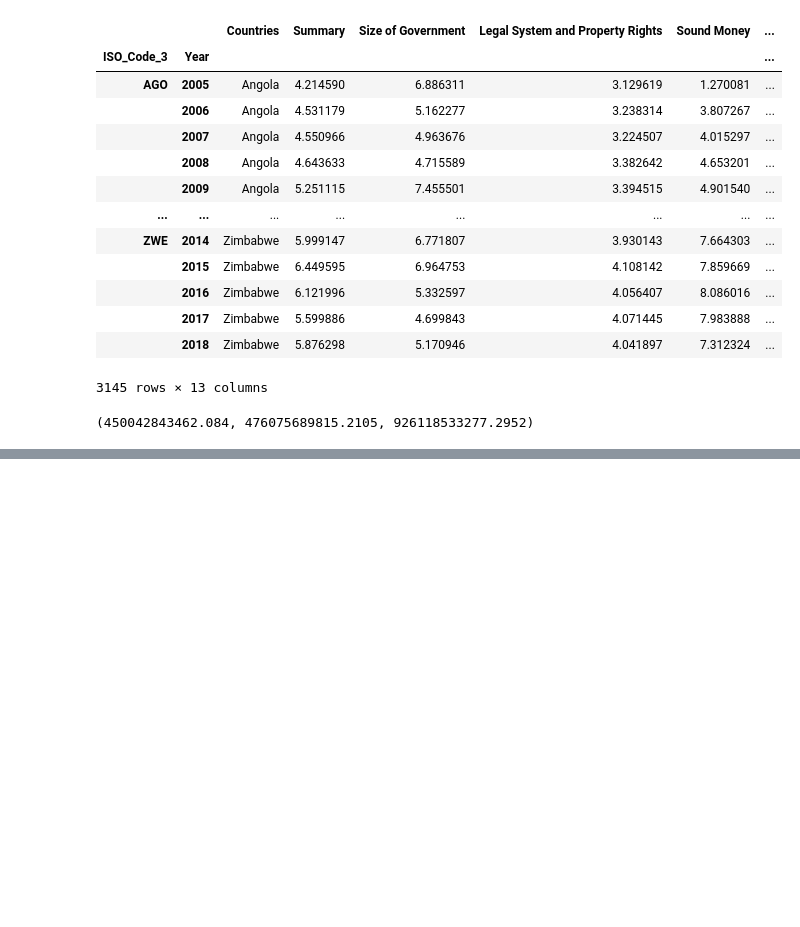
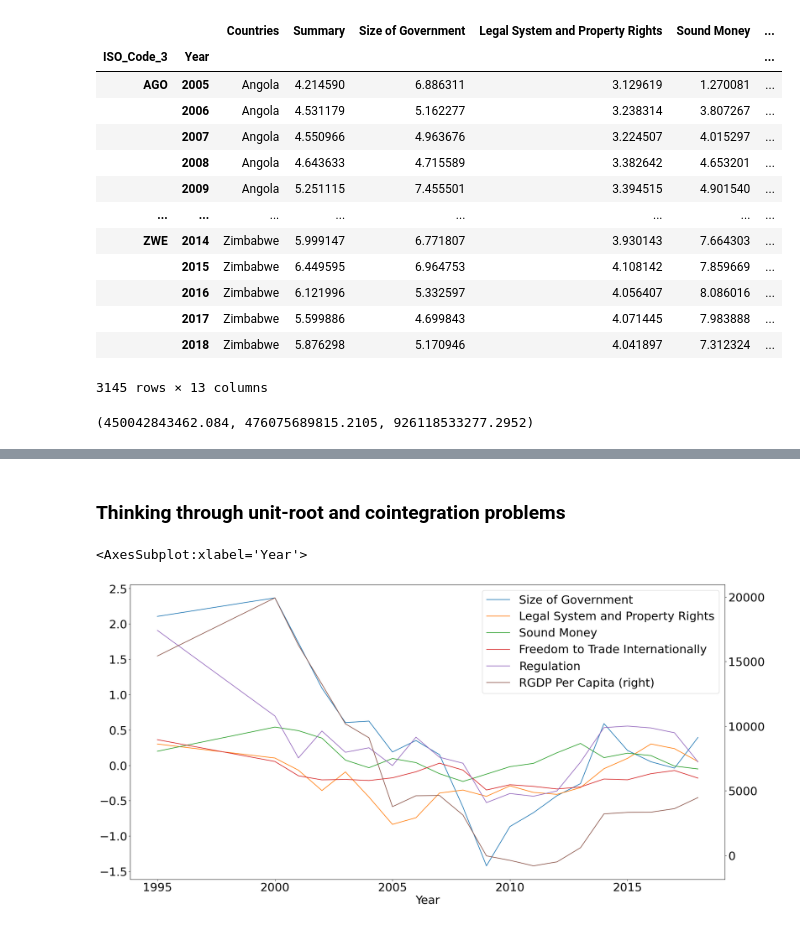
Before and after one commit to AdamPunton/AdamPuntonRepository, a Jupyter notebook: InClassProjects/Project 9 - Working with OLS.ipynb, the cells around one changed output, grey strips where cells are left out. Drawn from its saved outputs; the diff is of its cells as text; code cells hidden in the pictures; blank space fills up the shorter version.

```diff
--- a/InClassProjects/Project 9 - Working with OLS.ipynb
+++ b/InClassProjects/Project 9 - Working with OLS.ipynb
@@ -502,0 +647,9 @@ SSR, SSE, SST
+# %% [markdown]
+### Thinking through unit-root and cointegration problems
+# %%
+plot_df = data.loc["USA"][x_vars + y_var]
+fig, ax = plt.subplots(figsize = (24,12))
+plot_df.diff(5).dropna().plot.line(ax = ax, secondary_y = y_var, legend = True)
+# %% [output]
+<AxesSubplot:xlabel='Year'>
+[figure, added]
```
Also changed, not shown: parts of 34 cells of this notebook, 3 other files.
